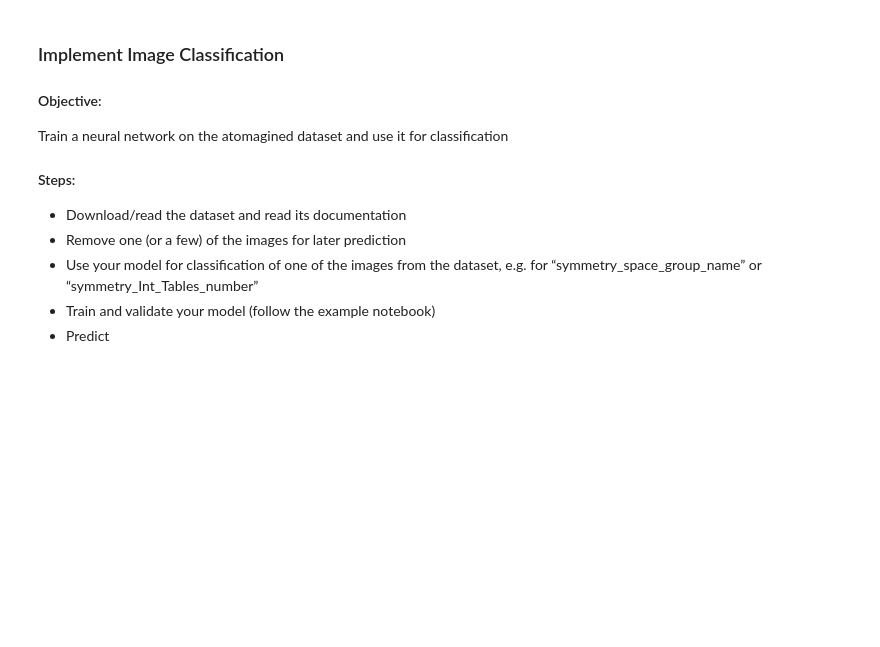
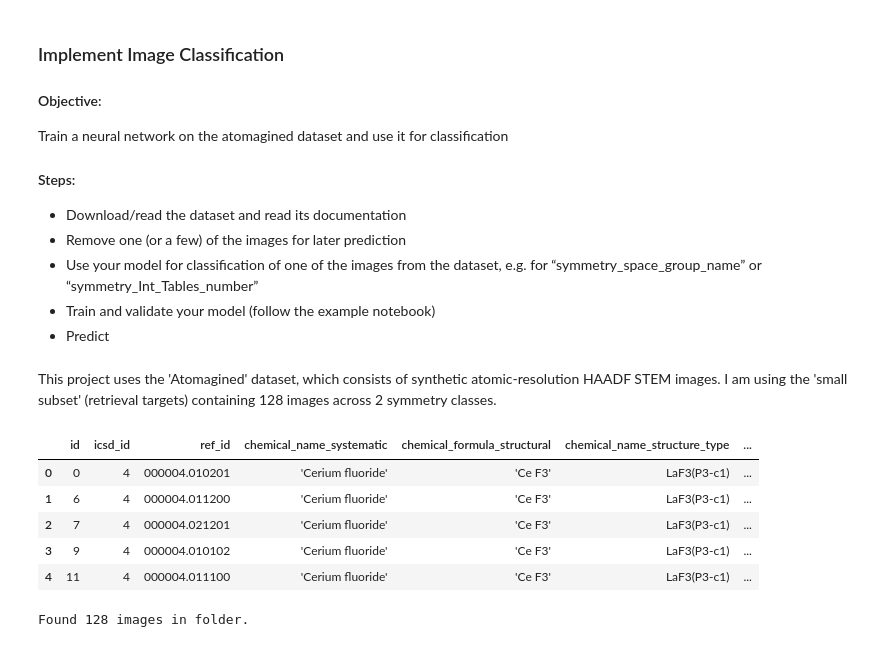
Before and after one commit to ayberkkutlu/Machine-Learning-Course-and-Project, a Jupyter notebook: Notebooks/Homework_2/HW2_Items10-15.ipynb, the cells around one changed output. Cells and saved outputs as stored; diff of their text form; code cells hidden in the pictures; blank space fills up the shorter version.

```diff
--- a/Notebooks/Homework_2/HW2_Items10-15.ipynb
+++ b/Notebooks/Homework_2/HW2_Items10-15.ipynb
@@ -239,3 +238,5 @@ the dataset, e.g. for “symmetry_space_group_name” or
 * Train and validate your model (follow the example
 notebook)
 * Predict
+# %% [markdown]
+This project uses the 'Atomagined' dataset, which consists of synthetic atomic-resolution HAADF STEM images. I am using the 'small subset' (retrieval targets) containing 128 images across 2 symmetry classes.
@@ -241,0 +248,28 @@ notebook)
+# %%
+# Config for CPU training (Smaller images = faster speed)
+IMG_SIZE = (150, 150)
+BATCH_SIZE = 32
+EPOCHS = 10
+LEARNING_RATE = 0.001
+
+# PATHS (Update these to your actual locations)
+DATA_DIR = r'C:\Users\ayber\OneDrive\Masaüstü\ML\atomagined/retrieval/targets/png'
+CSV_PATH = r'C:\Users\ayber\OneDrive\Masaüstü\ML\atomagined\key.csv'
+# %%
+# Read CSV, forcing 'id' to be a string so we don't lose leading zeros (e.g. '0044...')
+df_key = pd.read_csv(CSV_PATH, dtype={'ref_id': str})
+df_key.head()
+# %% [output]
+|  | id | icsd_id | ref_id | chemical_name_systematic | chemical_formula_structural | chemical_name_structure_type | ... |
+| 0 | 0 | 4 | 000004.010201 | 'Cerium fluoride' | 'Ce F3' | LaF3(P3-c1) | ... |
+| 1 | 6 | 4 | 000004.011200 | 'Cerium fluoride' | 'Ce F3' | LaF3(P3-c1) | ... |
+| 2 | 7 | 4 | 000004.021201 | 'Cerium fluoride' | 'Ce F3' | LaF3(P3-c1) | ... |
+| 3 | 9 | 4 | 000004.010102 | 'Cerium fluoride' | 'Ce F3' | LaF3(P3-c1) | ... |
+| 4 | 11 | 4 | 000004.011100 | 'Cerium fluoride' | 'Ce F3' | LaF3(P3-c1) | ... |
+# %%
+# List all image files in the directory
+all_files = [f for f in os.listdir(DATA_DIR) if f.endswith('.png')]
+
+print(f"Found {len(all_files)} images in folder.")
+# %% [output]
+Found 128 images in folder.
```
Also changed, not shown: parts of 16 cells of this notebook, 2 other files.
